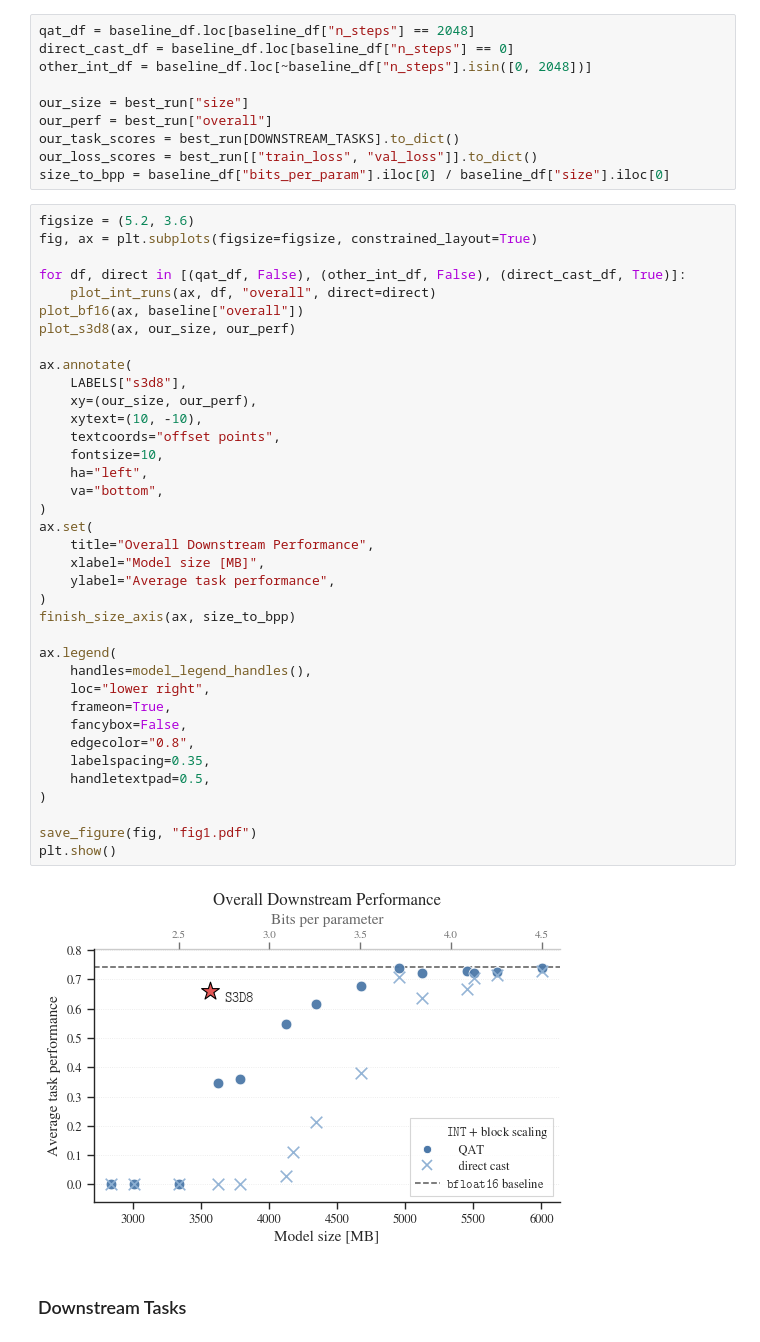
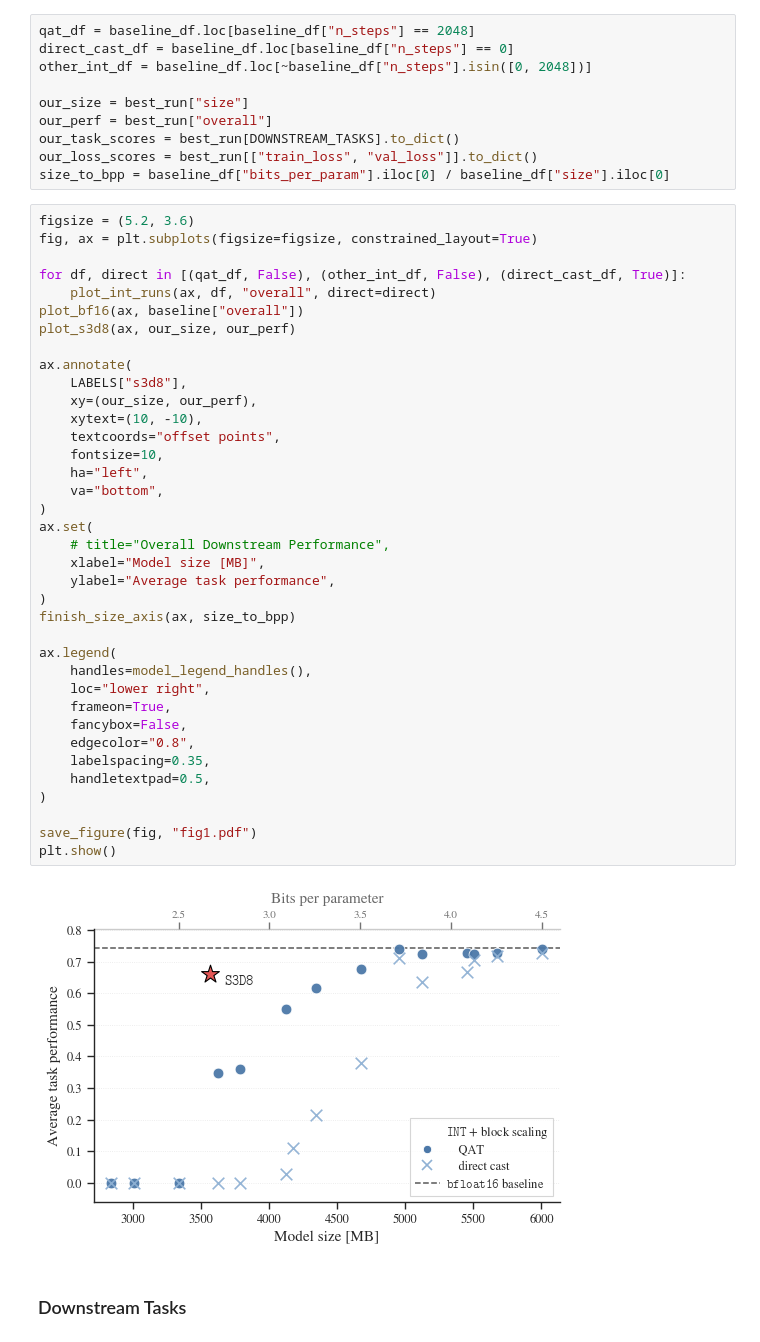
Before and after one commit to graphcore-research/llama-mobile-vlm, a Jupyter notebook: 20260415-PaperFigures.ipynb, the cells around one changed output. Saved outputs shown, nothing was run; the diff lists cells and outputs as text.

```diff
--- a/20260415-PaperFigures.ipynb
+++ b/20260415-PaperFigures.ipynb
@@ -546,35 +546,35 @@ plot_bf16(ax, baseline["overall"])
 plot_s3d8(ax, our_size, our_perf)
 
 ax.annotate(
     LABELS["s3d8"],
     xy=(our_size, our_perf),
     xytext=(10, -10),
     textcoords="offset points",
     fontsize=10,
     ha="left",
     va="bottom",
 )
 ax.set(
-    title="Overall Downstream Performance",
+    # title="Overall Downstream Performance",
     xlabel="Model size [MB]",
     ylabel="Average task performance",
 )
 finish_size_axis(ax, size_to_bpp)
 
 ax.legend(
     handles=model_legend_handles(),
     loc="lower right",
     frameon=True,
     fancybox=False,
     edgecolor="0.8",
     labelspacing=0.35,
     handletextpad=0.5,
 )
 
 save_figure(fig, "fig1.pdf")
 plt.show()
 # %% [output]
-[figure, old version]
+[figure, new version]
 # %% [markdown]
 ### Downstream Tasks
 # %%
```
Also changed, not shown: parts of 6 cells of this notebook.
